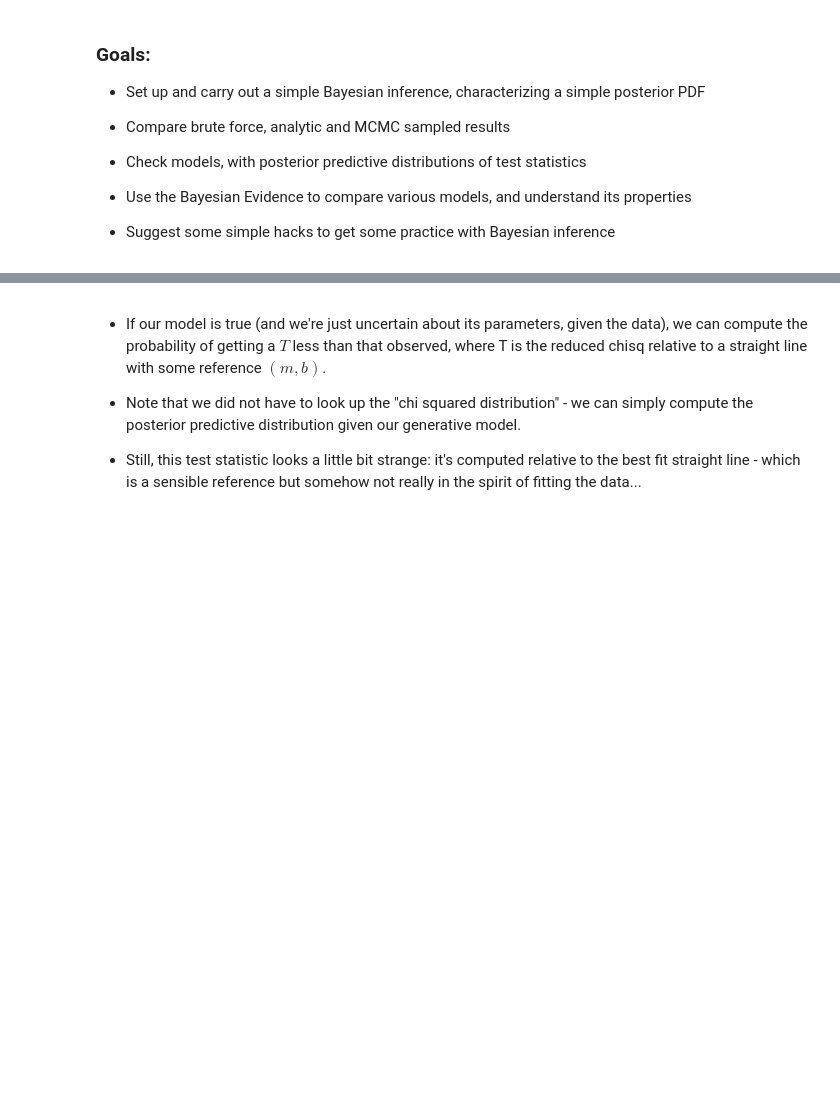
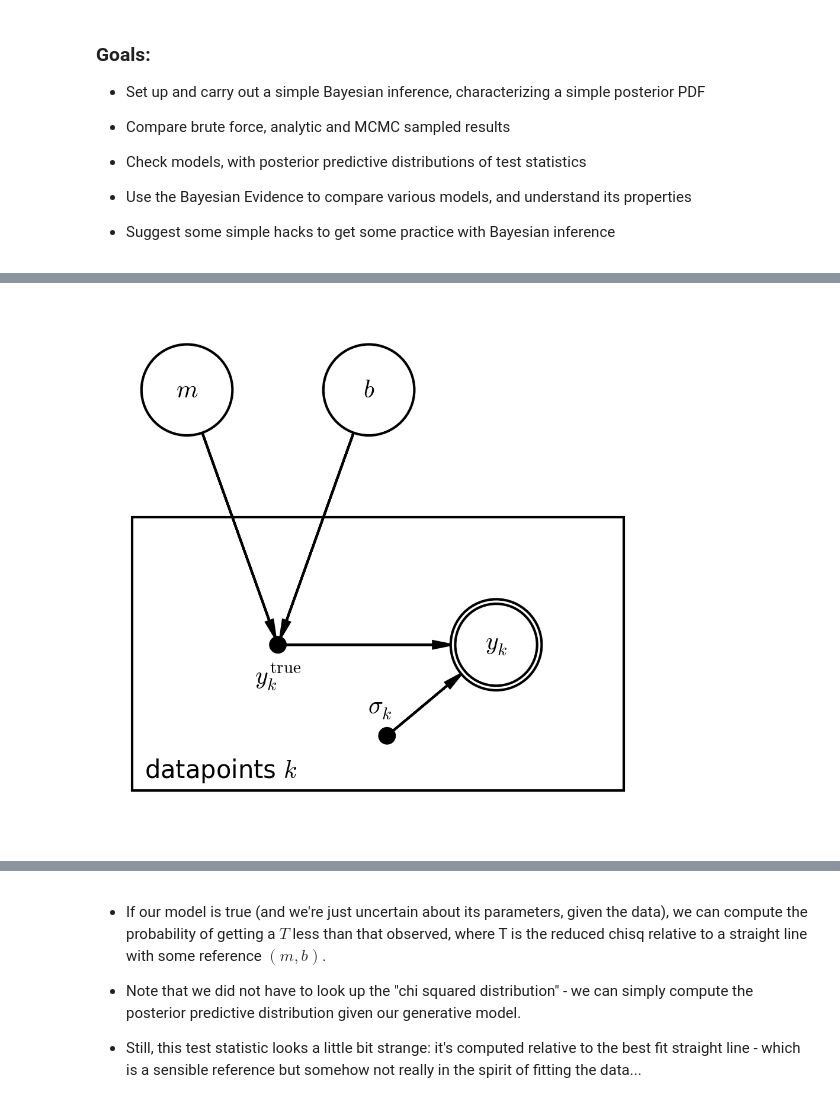
Before and after one commit to AstroHackWeek/AstroHackWeek2015, a Jupyter notebook: inference/straightline.ipynb, the cells around one changed output, grey strips where cells are left out. Saved outputs shown, nothing was run; the diff lists cells and outputs as text; code cells hidden in the pictures; blank space fills up the shorter version.

```diff
--- a/inference/straightline.ipynb
+++ b/inference/straightline.ipynb
@@ -80,0 +93,7 @@ Least Squares (maximum likelihood) estimator: 89.3641005525 0.250919464805
+# %%
+# draw_pgm();
+
+from IPython.display import Image
+Image(filename="straightline_pgm.png",width=600)
+# %% [output]
+[figure, added]
```
Also changed, not shown: parts of 92 cells of this notebook, 1 other file.
